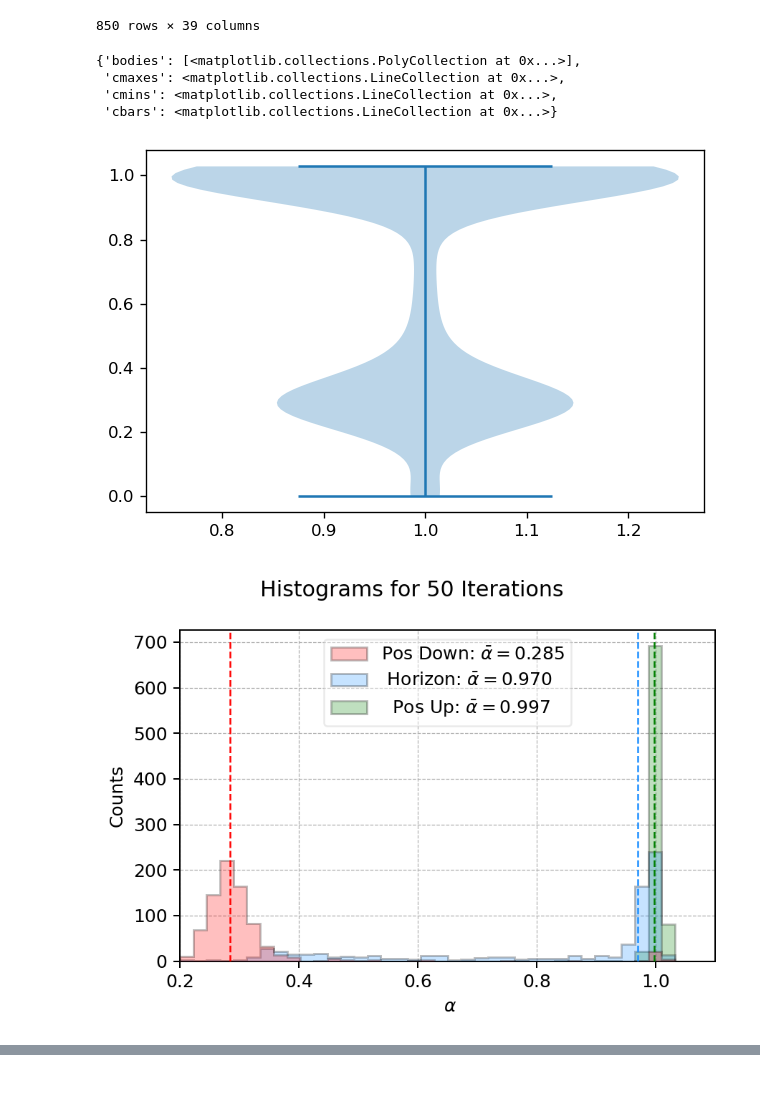
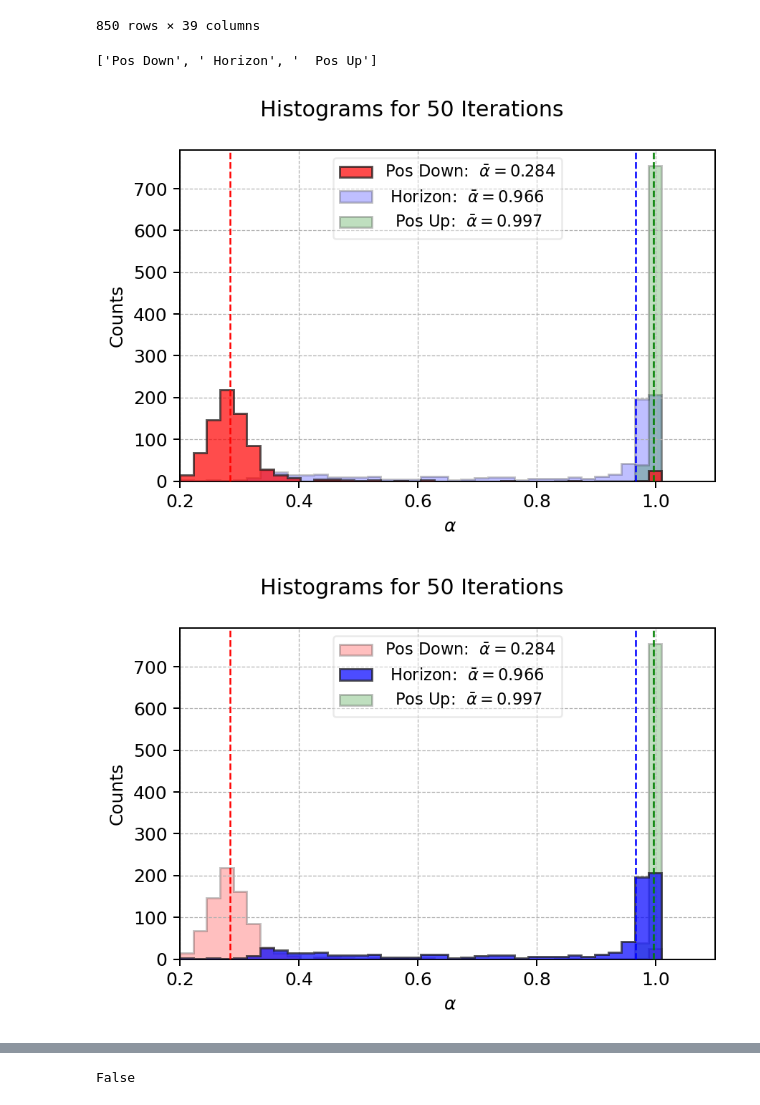
Before and after one commit to SSantosLab/DESI-QA, a Jupyter notebook: calib/Felipe_linear_alpha.ipynb, the cells around one changed output, grey strips where cells are left out. Cells and saved outputs as stored; diff of their text form; code cells hidden in the pictures.

Commit message:
plots for presentation

```diff
--- a/calib/Felipe_linear_alpha.ipynb
+++ b/calib/Felipe_linear_alpha.ipynb
@@ -26,3 +1,10 @@ import reportlib as rl
+# %%
+import pandas as pd
+import numpy as np
+import matplotlib.pyplot as plt
+plt.rcParams.update({"figure.dpi":130,"font.family":'serif' })
+
+import reportlib as rl
 # %%
 import importlib
 importlib.reload(rl)
@@ -108,7 +81,7 @@ df.insert(13,'y mm',y_mm)
 df.insert(len(df.columns),'Mount Configuration',rl.set_MountConfig_String(df))
 
 # Compute alpha individually
-alpha_arr, req_arr, obs_arr = rl.getAlphas(df)
+alpha_arr, req_arr, obs_arr = rl.getAlphas(df, backlash=1.5)
 
 # Insert alpha to df
 df.insert(len(df.columns),'Alpha',alpha_arr)
@@ -405,14 +441,6 @@ df[msk]
 | 2548 | arc15_120 | 2023-06-27 10:48:41 | -90.0 | 90.0 | 20230627-172408 | 4852 | ccw | cruise | phi | 15.0 | ... | ... |
 | 2549 | arc15_120 | 2023-06-27 10:48:41 | -90.0 | 90.0 | 20230627-172418 | 4852 | ccw | cruise | phi | 15.0 | ... | ... |
 850 rows × 39 columns
-# %%
-plt.violinplot(df['Alpha'].dropna())
-# %% [output]
-{'bodies': [<matplotlib.collections.PolyCollection at 0x...>],
- 'cmaxes': <matplotlib.collections.LineCollection at 0x...>,
- 'cmins': <matplotlib.collections.LineCollection at 0x...>,
- 'cbars': <matplotlib.collections.LineCollection at 0x...>}
-[figure, removed]
 # %%
 ymax = 450
 colors = ['red','dodgerblue','green']
@@ -423,35 +451,47 @@ kwargs = dict(histtype='stepfilled', alpha=0.25, bins=40, range=(x_hist_range[0]
              )
 np.unique(df['Mount Configuration'])
 mount_conf = [ 'Pos Down','Horizon', 'Pos Up']
+# %%
+[f"{i:>8s}" for i in mount_conf]
+# %% [output]
+['Pos Down', ' Horizon', '  Pos Up']
 # %%
-fig,ax = plt.subplots(figsize=[5,3.6], dpi=180)
+# Highlights
+for ii in range(3):
+    fig,ax = plt.subplots(figsize=[5,3.6], dpi=180)
 
-fig.suptitle(label)
-ax.grid(linestyle='--',linewidth=0.5)
+    fig.suptitle(label, fontsize=12)
+    ax.grid(linestyle='--',linewidth=0.5)
 
-for i, label_config in enumerate(mount_conf): #range(len(np.unique(df['Mount Configuration']))):
-#     label_config = np.unique(df['Mount Configuration'])[i]
-    med_val = np.nanmedian(df[df['Mount Configuration']==label_config]["Alpha"])
+    for i, label_config in enumerate(mount_conf):
+        if ii==i:
+            kwargs.update({"alpha":0.7, "zorder":10} )
+        else:
+            kwargs.update({"alpha":0.25, "zorder":0})
 
-    ax.hist(df[df['Mount Configuration']==label_config]['Alpha'],
-            color=colors[i], edgecolor='k', #colors[i],
-            linewidth=1.2,
-            label=" "*(8-len(label_config))+label_config+r': $\bar{\alpha} = $'+f'{med_val:.3f}', **kwargs, zorder=10-2*i)
+        med_val = np.nanmedian(df[df['Mount Configuration']==label_config]["Alpha"])
 
-    ax.axvline(med_val, lw=1,
-              linestyle='--',color=colors[i], zorder=15)
+        ax.hist(df[df['Mount Configuration']==label_config]['Alpha'],
+                color=colors[i], edgecolor='k',
+                linewidth=1.2,
+                label=f"{label_config:>8s}:  "+r'${\bar{\alpha}} = $'+f'{med_val:<.3f}',
+                **kwargs) #, zorder=10-2*i)
 
-legend = ax.legend(loc='best',framealpha=0.4)
+        ax.axvline(med_val, lw=1,
+                  linestyle='--',color=colors[i], zorder=15)
 
-ax.set_xlim(x_hist_range[0],x_hist_range[1])
-ax.set_xlabel(r' $\alpha$')
-ax.set_ylabel('Counts')
+    legend = ax.legend(loc='best',framealpha=0.4, fontsize=9)
 
-fig.tight_layout()
+    ax.set_xlim(x_hist_range[0],x_hist_range[1])
+    ax.set_xlabel(r' $\alpha$')
+    ax.set_ylabel('Counts')
 
-if save:
-    plt.savefig(figPath+str(label)+'.jpg',dpi=180)
+    fig.tight_layout()
 
-plt.show()
+    if save:
+        plt.savefig(figPath+str(label)+'.jpg',dpi=180)
+
+    plt.show()
 # %% [output]
-[figure, old version]
+[figure, new version]
+[figure, added]
@@ -457,0 +499,5 @@ plt.show()
+# %%
+st  = "eq"
+st.startswith('eqqq')
+# %% [output]
+False
```
Also changed, not shown: parts of 33 cells of this notebook.
